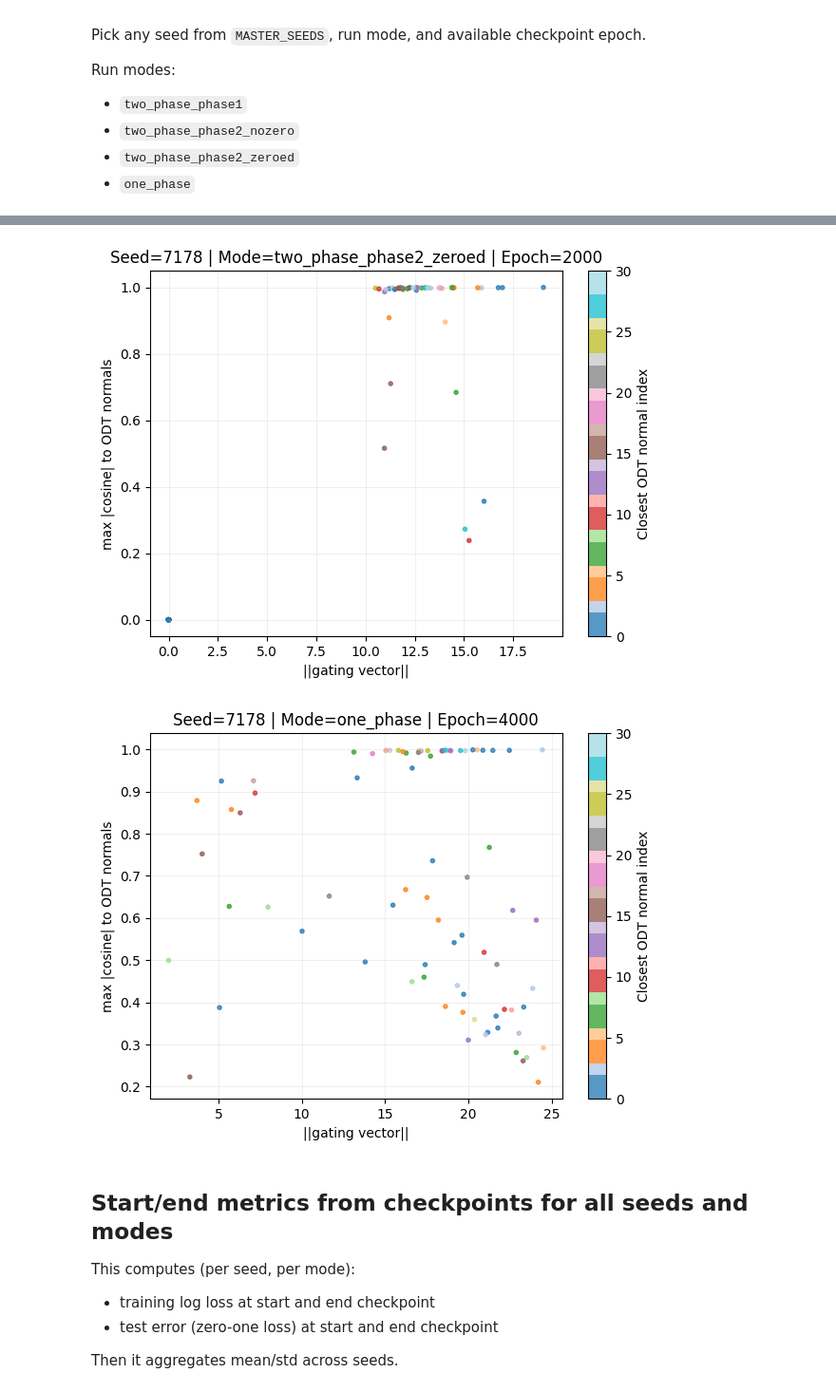
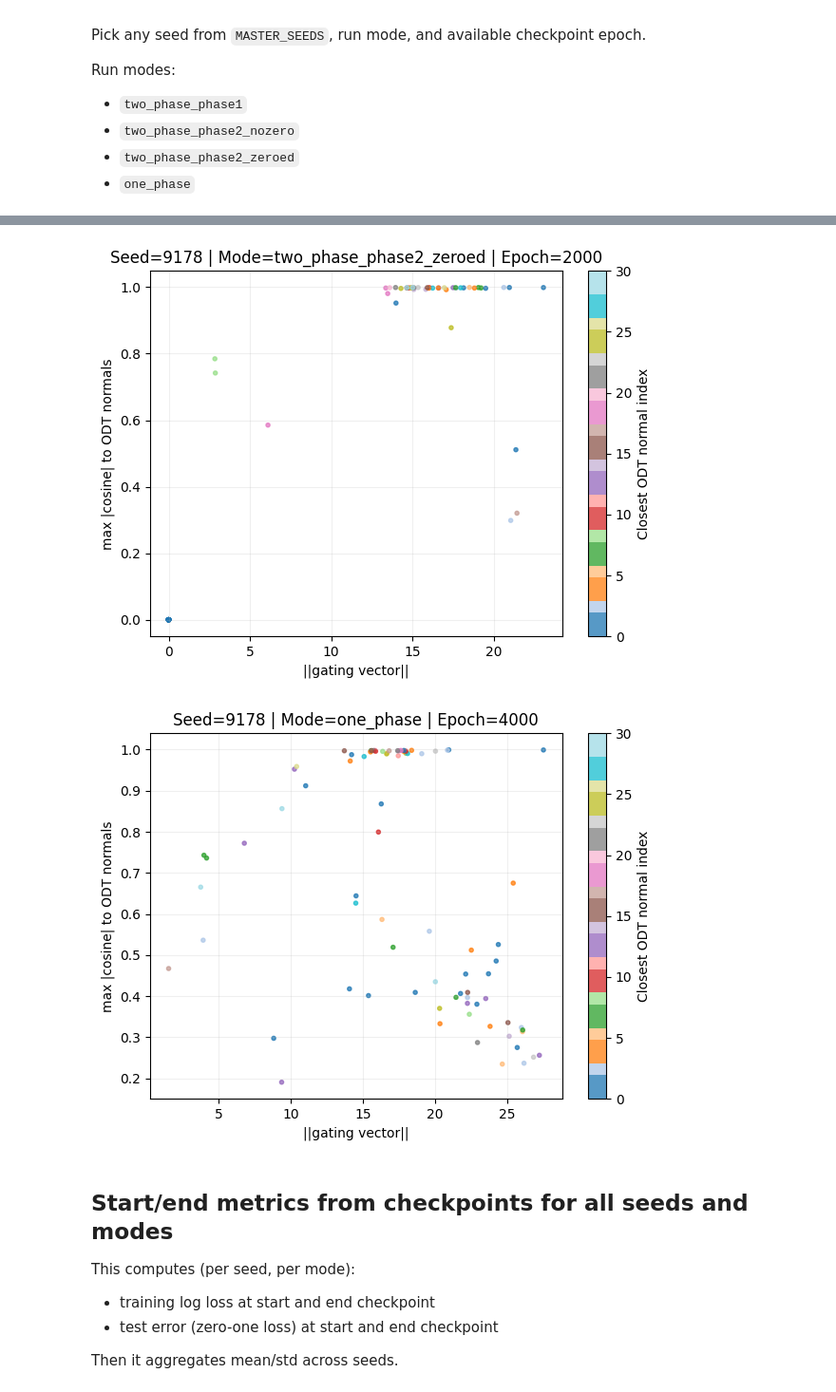
Before and after one commit to JignasaBhunia/layer-lenses-testbed, a Jupyter notebook: notebooks/multiseed_multipath_runner.ipynb, the cells around one changed output, grey strips where cells are left out. Shown at 95% size. Saved outputs shown, nothing was run; the diff lists cells and outputs as text; code cells hidden in the pictures.

```diff
--- a/notebooks/multiseed_multipath_runner.ipynb
+++ b/notebooks/multiseed_multipath_runner.ipynb
@@ -103,6 +103,17 @@ def neuron_alignment_stats(gating_vecs: np.ndarray, odt_normals: np.ndarray):
     maxcos = np.max(np.abs(cos), axis=1)
     closest = np.argmax(np.abs(cos), axis=1)
     return norms, maxcos, closest
+
+
+def regenerate_split_from_seed(data_seed: int):
+    x, y, _, _ = generate_cob_odt_data(
+        num_data=2 * N_TRAIN,
+        dim=DIM,
+        depth=DEPTH,
+        seed=data_seed,
+        threshold=0.0,
+    )
+    return x[:N_TRAIN], y[:N_TRAIN], x[N_TRAIN:], y[N_TRAIN:]
 
 
 def run_single_seed_with_checkpoints(master_seed: int) -> dict:
@@ -221,12 +232,6 @@ def run_single_seed_with_checkpoints(master_seed: int) -> dict:
         "seeds": seeds,
         "tree": tree,
         "meta": meta,
-        "data": {
-            "x_train": x_train,
-            "y_train": y_train,
-            "x_eval": x_eval,
-            "y_eval": y_eval,
-        },
         "runs": {
             "two_phase_phase1": {"out": out_two_phase_phase1, "train_cfg": train_cfg_phase1},
             "two_phase_phase2_nozero": {"out": out_two_phase_phase2_nozero, "train_cfg": train_cfg_phase2},
@@ -295,8 +332,9 @@ Run modes:
 - `one_phase`
 # %%
 # Example calls
-plot_scatter_for_checkpoint(all_results, master_seed=MASTER_SEEDS[2], run_mode="two_phase_phase1", epoch=2000)
-plot_scatter_for_checkpoint(all_results, master_seed=MASTER_SEEDS[2], run_mode="two_phase_phase2_nozero", epoch=2000)
-plot_scatter_for_checkpoint(all_results, master_seed=MASTER_SEEDS[2], run_mode="two_phase_phase2_zeroed", epoch=2000)
-plot_scatter_for_checkpoint(all_results, master_seed=MASTER_SEEDS[2], run_mode="one_phase", epoch=4000)
+mseed = MASTER_SEEDS[4]
+plot_scatter_for_checkpoint(all_results, master_seed=mseed, run_mode="two_phase_phase1", epoch=2000)
+plot_scatter_for_checkpoint(all_results, master_seed=mseed, run_mode="two_phase_phase2_nozero", epoch=2000)
+plot_scatter_for_checkpoint(all_results, master_seed=mseed, run_mode="two_phase_phase2_zeroed", epoch=2000)
+plot_scatter_for_checkpoint(all_results, master_seed=mseed, run_mode="one_phase", epoch=4000)
 # %% [output]
@@ -305,5 +343,5 @@ plot_scatter_for_checkpoint(all_results, master_seed=MASTER_SEEDS[2], run_mode="
-[figure, old version]
+[figure, new version]
-[figure, old version]
+[figure, new version]
 # %% [markdown]
 ## Start/end metrics from checkpoints for all seeds and modes
 
```
Also changed, not shown: parts of 4 cells of this notebook, 4 other files.
